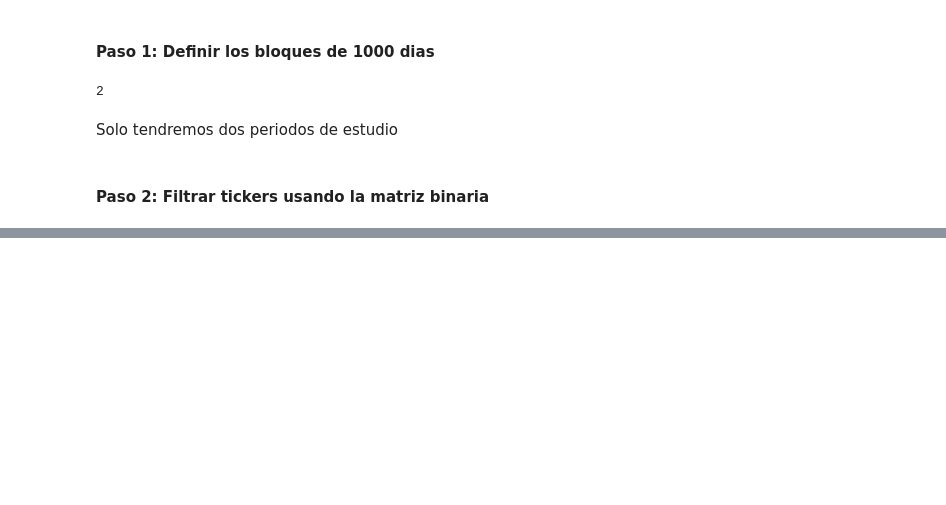
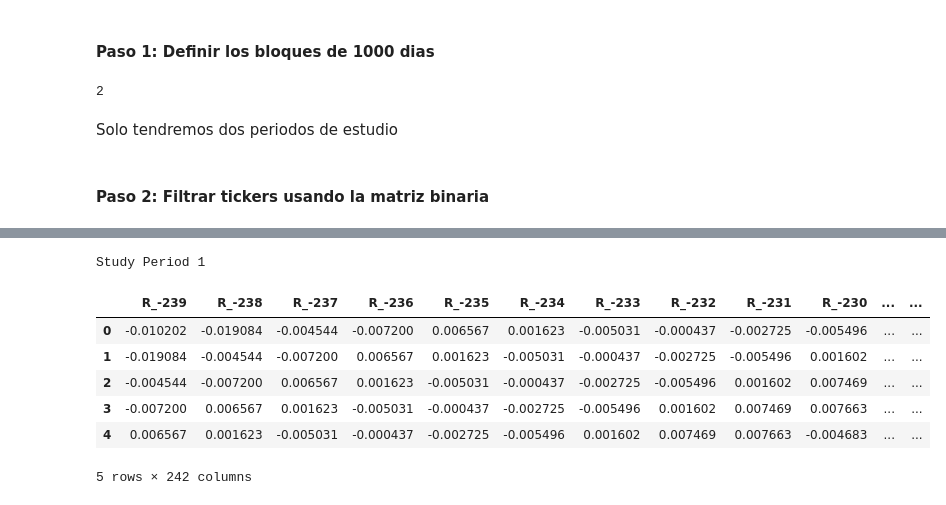
Before and after one commit to SergioACV/NeuralNetworks-Group1, a Jupyter notebook: notebooks/CreacionBase.ipynb, the cells around one changed output, grey strips where cells are left out. Cells and saved outputs as stored; diff of their text form; code cells hidden in the pictures; blank space fills up the shorter version.

```diff
--- a/notebooks/CreacionBase.ipynb
+++ b/notebooks/CreacionBase.ipynb
@@ -276,12 +280,9 @@ study_periods = []
 
 while start_idx + study_period_days <= len(all_dates):
     period_dates = all_dates[start_idx:start_idx + study_period_days]
-    training_dates = period_dates[:training_days]
-    trading_dates = period_dates[training_days:]
 
     study_periods.append({
-        'training_dates': training_dates,
-        'trading_dates': trading_dates
+        '1000_days_block_dates': period_dates,
     })
 
     start_idx += trading_days  # rolling cada 250 días
@@ -315,33 +320,25 @@ study_periods_data = []
 
 for i, period in enumerate(study_periods):
 
-    last_train_date = pd.to_datetime(period['training_dates'][-1])
+    last_train_date = pd.to_datetime(period['1000_days_block_dates'][-250])
 
     tickers = get_tickers_for_period(binary_df, last_train_date)
 
     # 🔹 Filtrar training
-    df_training = df_rolling_windows[
-        (df['Name'].isin(tickers)) &
-        (df['date'].isin(period['training_dates']))
+    df_1000_days = df_rolling_windows[
+        (df_rolling_windows['Name'].isin(tickers)) &
+        (df_rolling_windows['date'].isin(period['1000_days_block_dates']))
     ].copy()
 
-    # 🔹 Filtrar trading
-    df_trading = df_rolling_windows[
-        (df['Name'].isin(tickers)) &
-        (df['date'].isin(period['trading_dates']))
-    ].copy()
 
     # Guardar todo
     study_periods_data.append({
         'period_id': i,
         'tickers': tickers,
         'n_i': len(tickers),
-        'train_df': df_training,
-        'test_df': df_trading,
-        'train_start': period['training_dates'][0],
-        'train_end': period['training_dates'][-1],
-        'test_start': period['trading_dates'][0],
-        'test_end': period['trading_dates'][-1]
+        '1000_days_df': df_1000_days,
+        '1000_days_start': period['1000_days_block_dates'][0],
+        '1000_days_end': period['1000_days_block_dates'][-1],
     })
 # %%
 for sp in study_periods_data:
@@ -469,0 +636,14 @@ Total sequences: 0
+# %%
+
+print(f"\nStudy Period {sp['period_id']}")
+df_sequences = study_periods_data[0].get("df_sequences")
+df_sequences.head()
+# %% [output]
+Study Period 1
+|  | R_-239 | R_-238 | R_-237 | R_-236 | R_-235 | R_-234 | R_-233 | R_-232 | R_-231 | R_-230 | ... | ... |
+| 0 | -0.010202 | -0.019084 | -0.004544 | -0.007200 | 0.006567 | 0.001623 | -0.005031 | -0.000437 | -0.002725 | -0.005496 | ... | ... |
+| 1 | -0.019084 | -0.004544 | -0.007200 | 0.006567 | 0.001623 | -0.005031 | -0.000437 | -0.002725 | -0.005496 | 0.001602 | ... | ... |
+| 2 | -0.004544 | -0.007200 | 0.006567 | 0.001623 | -0.005031 | -0.000437 | -0.002725 | -0.005496 | 0.001602 | 0.007469 | ... | ... |
+| 3 | -0.007200 | 0.006567 | 0.001623 | -0.005031 | -0.000437 | -0.002725 | -0.005496 | 0.001602 | 0.007469 | 0.007663 | ... | ... |
+| 4 | 0.006567 | 0.001623 | -0.005031 | -0.000437 | -0.002725 | -0.005496 | 0.001602 | 0.007469 | 0.007663 | -0.004683 | ... | ... |
+5 rows × 242 columns
```
Also changed, not shown: parts of 20 cells of this notebook.
